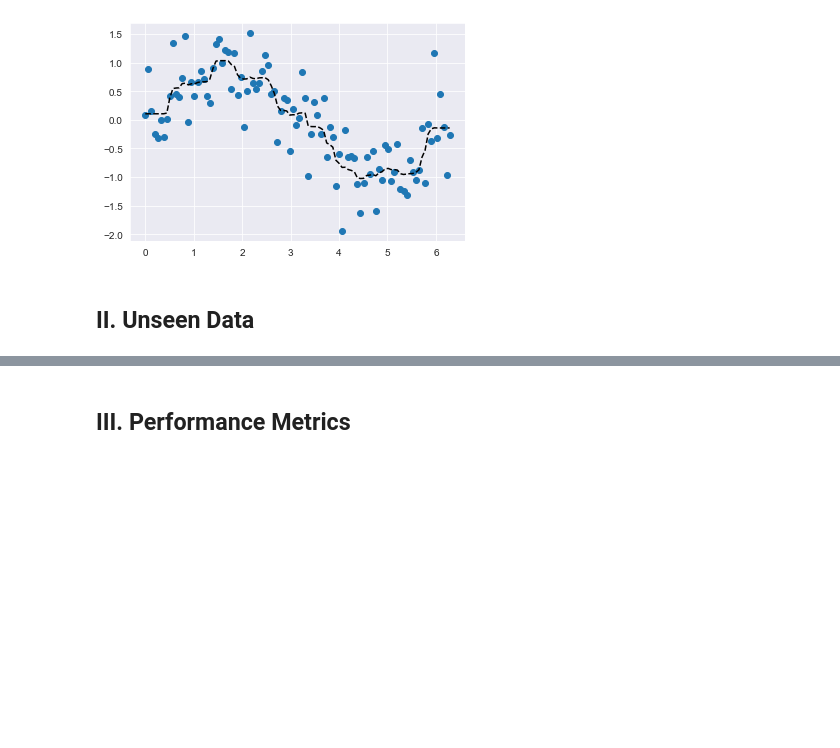
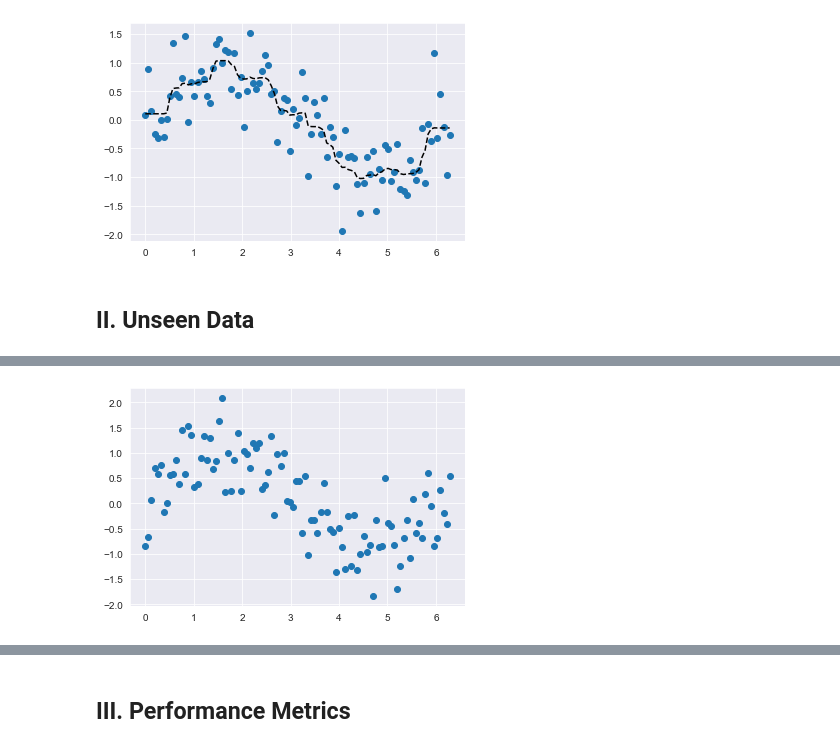
Before and after one commit to tundeiness/How_the_World_Works, a Jupyter notebook: 5 - Workbook - The Final Arbiter.ipynb, the cells around one changed output, grey strips where cells are left out. Cells and saved outputs as stored; diff of their text form; code cells hidden in the pictures; blank space fills up the shorter version.

```diff
--- a/5 - Workbook - The Final Arbiter.ipynb
+++ b/5 - Workbook - The Final Arbiter.ipynb
@@ -141,3 +141,23 @@ constrained_rf = fit_and_plot_model(df, RandomForestRegressor( random_state=123,
 [figure]
 # %% [markdown]
 ## II. Unseen Data
+# %%
+# simulate Test dataset
+
+# input feature
+x_test = np.linspace(0, 2*np.pi, 100)
+
+# noise
+np.random.seed(987)
+noise_test = np.random.normal(0, 0.5, 100)
+
+#target variable
+
+y_test = np.sin(x_test) + noise_test
+
+# save in a dataframe
+
+test_df = pd.DataFrame({'x': x_test, 'y': y_test})
+
+# inspect the head
+test_df.head()
@@ -143,0 +171,7 @@ constrained_rf = fit_and_plot_model(df, RandomForestRegressor( random_state=123,
+# %%
+# scatter plot of x_test and y_test
+
+plt.scatter(test_df.x, test_df.y)
+plt.show()
+# %% [output]
+[figure, added]
```
Also changed, not shown: parts of 4 cells of this notebook.
